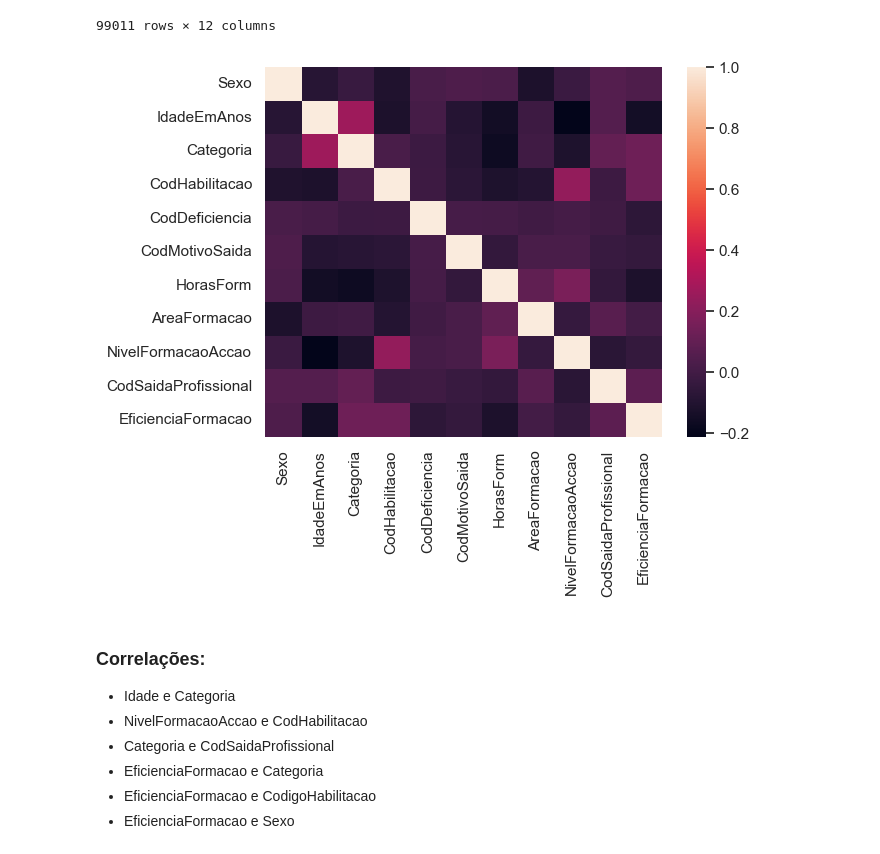
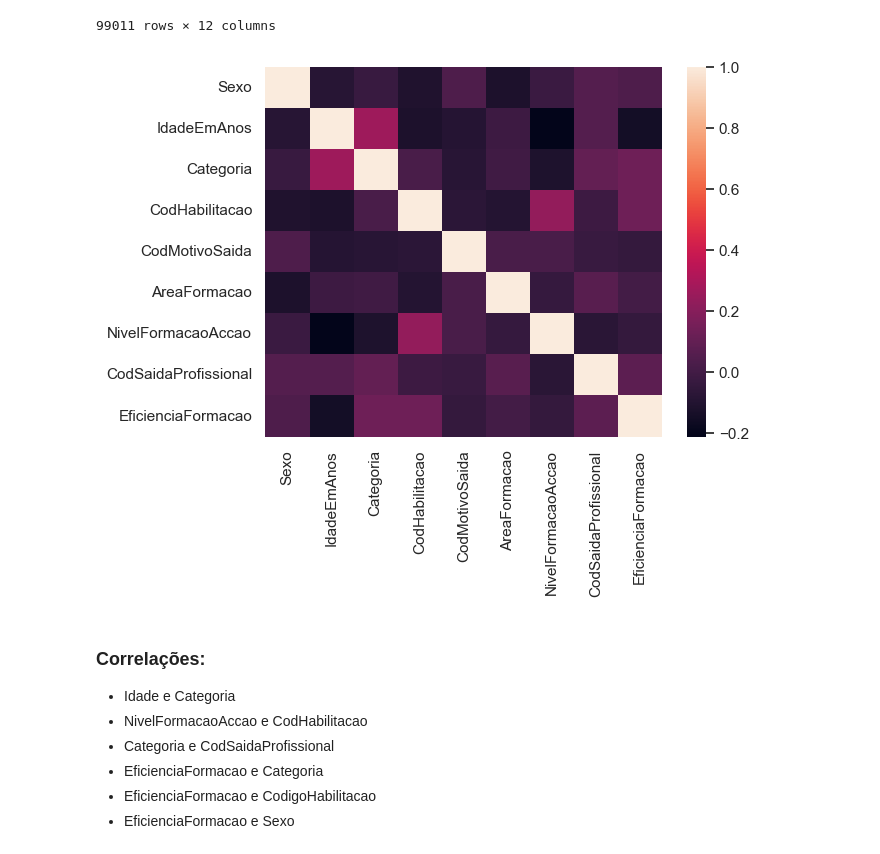
Before and after one commit to tiagopereira2000/decd_projeto, a Jupyter notebook: decd-projeto-2a-fase/src/fase2.ipynb, the cells around one changed output. Drawn from its saved outputs; the diff is of its cells as text; code cells hidden in the pictures.

```diff
--- a/decd-projeto-2a-fase/src/fase2.ipynb
+++ b/decd-projeto-2a-fase/src/fase2.ipynb
@@ -130,14 +130,14 @@ df.CodSaidaProfissional = df.CodSaidaProfissional.apply(lambda x: re.sub('\D',''
 # %%
 import seaborn as sns
 import matplotlib.pyplot as plt
 sns.set_theme()
-dummies = df.iloc[:,[1,2,3,4,5,6,7,8,9,10,11]]
+dummies = df.iloc[:,[1,2,3,4,6,8,9,10,11]]
 sns.heatmap(dummies.corr(),
             xticklabels=dummies.columns,
             yticklabels=dummies.columns)
 plt.show()
 # %% [output]
-[figure, old version]
+[figure, new version]
 # %% [markdown]
 ### Correlações:
 -   Idade e Categoria
```
Also changed, not shown: parts of 8 cells of this notebook, 2 other files.
